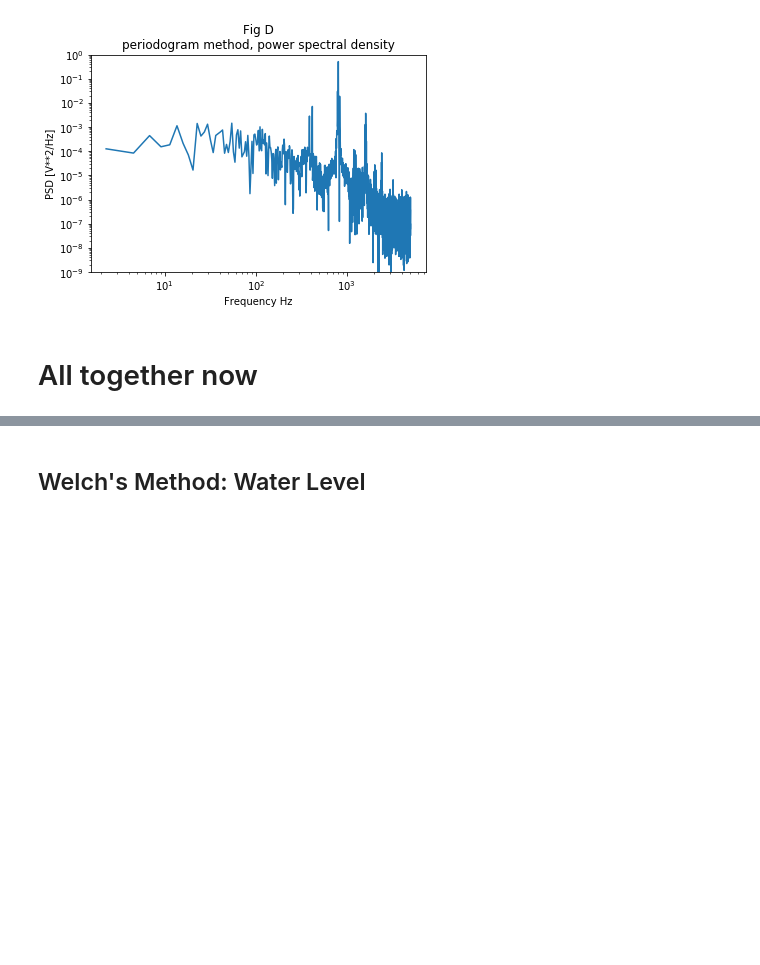
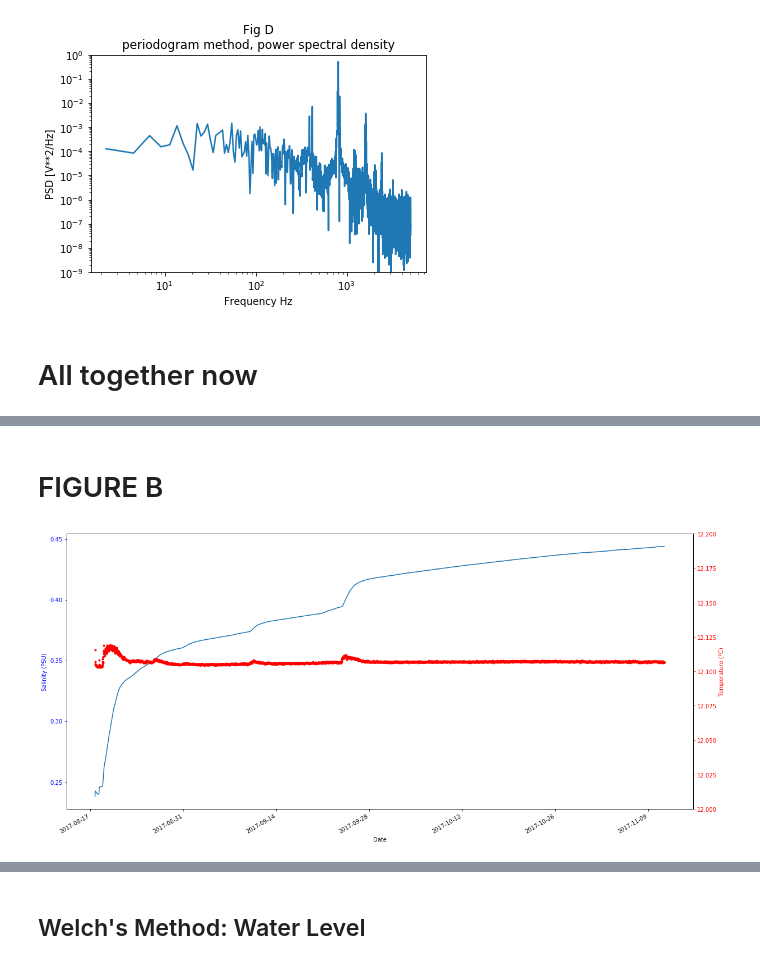
Before and after one commit to spencerbh/Fogland, a Jupyter notebook: Well56.ipynb, the cells around one changed output, grey strips where cells are left out. Saved outputs shown, nothing was run; the diff lists cells and outputs as text; code cells hidden in the pictures; blank space fills up the shorter version.

```diff
--- a/Well56.ipynb
+++ b/Well56.ipynb
@@ -675,0 +672,34 @@ AttributeError: 'numpy.ndarray' object has no attribute 'Periodogram_loglog_plot
+# %% [markdown]
+# FIGURE B
+# %%
+fig = plt.figure(figsize=(20,10))
+
+ax1 = fig.add_subplot(1,1,1)
+ax1.plot(well56['Salinity (PSU) (534396)'][2:-3])
+ax1.set_xlabel('Date')
+# Make the y-axis label, ticks and tick labels match the line color.
+ax1.set_ylabel('Salinity (PSU)', color='b')
+ax1.tick_params('y', colors='b')
+
+ax2 = ax1.twinx()
+s2 = well56['Temperature (°C) (534396)']
+ax2.plot(s2, 'r.')
+ax2.set_ylabel('Temperature (°C)', color='r')
+ax2.tick_params('y', colors='r')
+plt.ylim(12,12.2)
+
+#water levels
+#ax3 = ax1.twinx()
+#s3 = well56['GW_elevation_ft_(LSML)'][3:-3]
+#ax3.plot(s3, 'g')
+
+#Precipitation
+#ax4 = ax1.twinx()
+#s4 = data_raw['rain'][3:-3]
+#ax4.plot(s4, 'b')
+
+fig.autofmt_xdate()
+fig.autofmt_xdate()
+plt.show()
+# %% [output]
+[figure, added]
```
Also changed, not shown: parts of 22 cells of this notebook, 1 other file.
